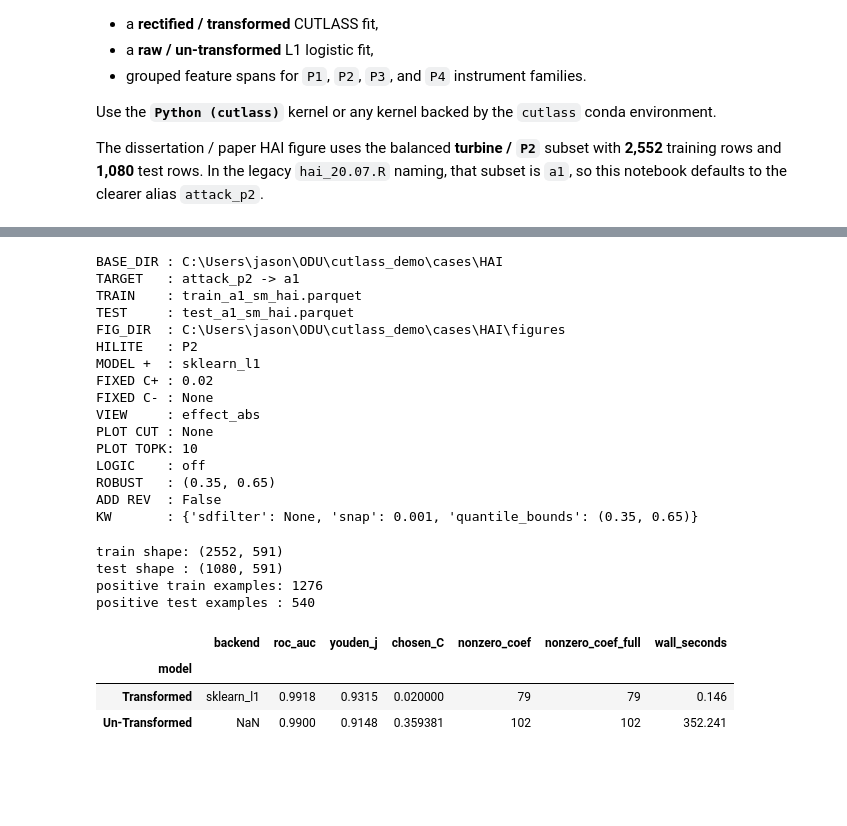
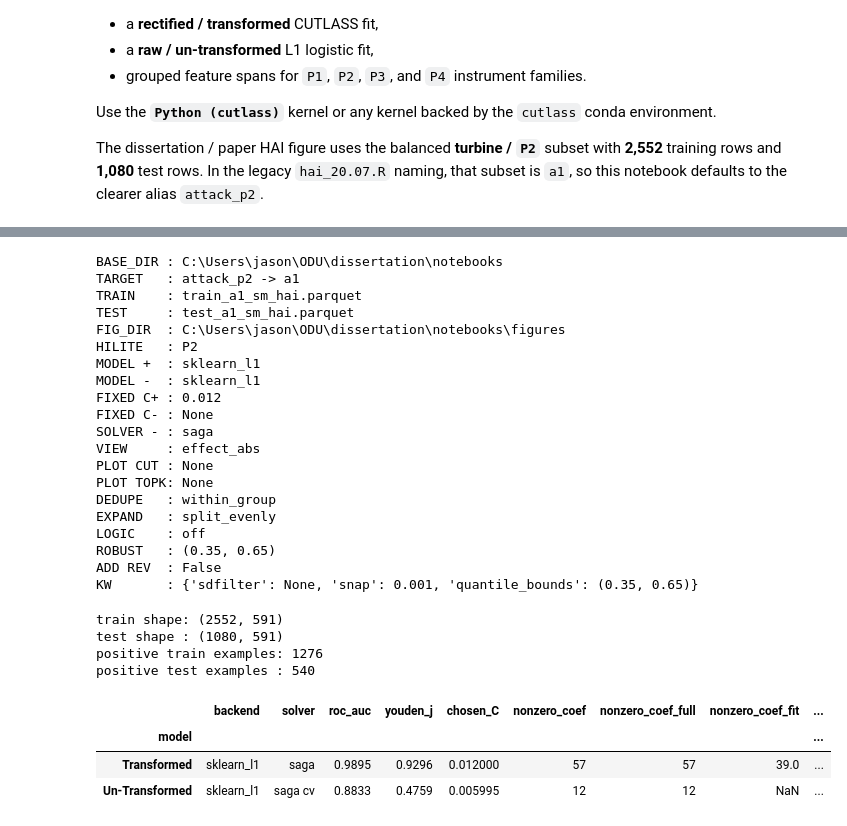
Before and after one commit to jworender/dissertation, a Jupyter notebook: notebooks/hai_cutlass_coefficient_plots.ipynb, the cells around one changed output, grey strips where cells are left out. Drawn from its saved outputs; the diff is of its cells as text; code cells hidden in the pictures; blank space fills up the shorter version.

```diff
--- a/notebooks/hai_cutlass_coefficient_plots.ipynb
+++ b/notebooks/hai_cutlass_coefficient_plots.ipynb
@@ -89,10 +81,23 @@ TARGET_KEY = 'attack_p2'
 USE_BALANCED = True
 HIGHLIGHT_GROUP = None
 TRANSFORMED_MODEL_BACKEND = 'sklearn_l1'
-FIXED_C_TRANSFORMED = 0.02
+FIXED_C_TRANSFORMED = 0.012
 FIXED_C_RAW = None
-TRANSFORMED_SKLEARN_SOLVER = 'liblinear'
-TRANSFORMED_SKLEARN_MAX_ITER = 5000
+TUNED_CUTLASS_FULL_PIPELINE_C = 0.010
+TUNED_CUTLASS_FULL_PIPELINE_SOLVER = 'cd'
+TUNED_CUTLASS_FULL_PIPELINE_MAX_ITER = 2000
+TUNED_CUTLASS_FULL_PIPELINE_TOL = 1e-4
+TUNED_CUTLASS_FULL_PIPELINE_ZERO_CLAMP = 0.0
+TRANSFORMED_SKLEARN_SOLVER = 'saga'
+TRANSFORMED_SKLEARN_MAX_ITER = 12000
+TRANSFORMED_SKLEARN_RANDOM_STATE = 42
+TRANSFORMED_SKLEARN_TOL = 1e-4
+RAW_MODEL_BACKEND = 'sklearn_l1'
+RAW_SKLEARN_SOLVER = 'saga'
+RAW_SKLEARN_MAX_ITER = 12000
+RAW_SKLEARN_RANDOM_STATE = 42
+RAW_SKLEARN_TOL = 1e-4
+RAW_SKLEARN_SCORING = 'roc_auc'
 
 # HAI attack attribution is clearer in absolute transformed-effect space:
 # strong attacked-loop terms can appear with negative sign on the original
@@ -101,12 +106,11 @@ TRANSFORMED_VIEW = 'effect_abs'
 
 # The older HAI analysis path is closer to CUTLASS rectification plus a
 # plain L1 logistic refit than to the newer CutlassLogisticCV solver path.
-# Plot only the dominant transformed support by default so the attack_p2
-# turbine cluster is visible instead of the low-magnitude tail.
+# Show the full transformed coefficient vector by default.
 TRANSFORMED_PLOT_RELATIVE_CUTOFF = None
-TRANSFORMED_PLOT_TOP_K = 10
+TRANSFORMED_PLOT_TOP_K = None
 
-# Toggle CUTLASS logical polishing on or off for both model paths.
+# Toggle CUTLASS logical polishing on or off for transformed CUTLASS paths.
 USE_LOGIC_POLISH = False
 LOGIC_POLISH_KW = dict(
     logic_scale=10.0,
@@ -123,12 +127,15 @@ ROBUST_QUANTILES = (0.35, 0.65)
 ADD_COMPLEMENT_FEATURES = False
 COMPLEMENT_PREFIX = 'n'
 
+DUPLICATE_CONSOLIDATION_MODE = 'within_group'
+DUPLICATE_EXPANSION_POLICY = 'split_evenly'
+
 # CUTLASS settings chosen to keep the notebook reliable on Windows/Jupyter
 # while still matching the dissertation HAI behavior closely.
 if USE_ROBUST_RECTIFICATION and 'quantile_bounds' not in RECTIFIER_PARAMS:
     warnings.warn(
         'The active Rectifier does not support quantile_bounds. '
-        'Restart the kernel after running cell 1 if you intended to use the local cutlass source tree. '
+        'Restart the kernel after updating the installed cutlass package if you expected a newer API. '
         'Falling back to min/max rectification for this run.'
     )
     USE_ROBUST_RECTIFICATION = False
@@ -136,7 +143,7 @@ if USE_ROBUST_RECTIFICATION and 'quantile_bounds' not in RECTIFIER_PARAMS:
 if ADD_COMPLEMENT_FEATURES and 'add_complements' not in RECTIFIER_PARAMS:
     warnings.warn(
         'The active Rectifier does not support complement features. '
-        'Restart the kernel after running cell 1 if you intended to use the local cutlass source tree. '
+        'Restart the kernel after updating the installed cutlass package if you expected a newer API. '
         'Proceeding without complemented columns for this run.'
     )
     ADD_COMPLEMENT_FEATURES = False
@@ -150,6 +157,10 @@ if TRANSFORMED_MODEL_BACKEND == 'sklearn_l1' and USE_LOGIC_POLISH:
         'Logic polishing is only applied by the cutlass_l1 transformed backend. '
         'The transformed sklearn_l1 fit will ignore USE_LOGIC_POLISH.'
     )
+if DUPLICATE_CONSOLIDATION_MODE not in {'none', 'within_group', 'global'}:
+    raise ValueError('DUPLICATE_CONSOLIDATION_MODE must be none, within_group, or global.')
+if DUPLICATE_EXPANSION_POLICY not in {'split_evenly', 'representative_only'}:
+    raise ValueError('DUPLICATE_EXPANSION_POLICY must be split_evenly or representative_only.')
 
 RECTIFIER_KW = dict(
     sdfilter=None,
@@ -209,28 +220,36 @@ print('TEST     :', TEST_PATH.name)
 print('FIG_DIR  :', FIG_DIR)
 print('HILITE   :', PLOT_HIGHLIGHT_GROUP)
 print('MODEL +  :', TRANSFORMED_MODEL_BACKEND)
+print('MODEL -  :', RAW_MODEL_BACKEND)
 print('FIXED C+ :', FIXED_C_TRANSFORMED)
 print('FIXED C- :', FIXED_C_RAW)
+print('SOLVER - :', RAW_SKLEARN_SOLVER)
 print('VIEW     :', TRANSFORMED_VIEW)
 print('PLOT CUT :', TRANSFORMED_PLOT_RELATIVE_CUTOFF)
 print('PLOT TOPK:', TRANSFORMED_PLOT_TOP_K)
+print('DEDUPE   :', DUPLICATE_CONSOLIDATION_MODE)
+print('EXPAND   :', DUPLICATE_EXPANSION_POLICY)
 print('LOGIC    :', 'on' if USE_LOGIC_POLISH else 'off')
 print('ROBUST   :', ROBUST_QUANTILES if USE_ROBUST_RECTIFICATION else 'min/max')
 print('ADD REV  :', ADD_COMPLEMENT_FEATURES)
 print('KW       :', RECTIFIER_KW)
 # %% [output]
-BASE_DIR : C:\Users\jason\ODU\cutlass_demo\cases\HAI
+BASE_DIR : C:\Users\jason\ODU\dissertation\notebooks
 TARGET   : attack_p2 -> a1
 TRAIN    : train_a1_sm_hai.parquet
 TEST     : test_a1_sm_hai.parquet
-FIG_DIR  : C:\Users\jason\ODU\cutlass_demo\cases\HAI\figures
+FIG_DIR  : C:\Users\jason\ODU\dissertation\notebooks\figures
 HILITE   : P2
 MODEL +  : sklearn_l1
-FIXED C+ : 0.02
+MODEL -  : sklearn_l1
+FIXED C+ : 0.012
 FIXED C- : None
+SOLVER - : saga
 VIEW     : effect_abs
 PLOT CUT : None
-PLOT TOPK: 10
+PLOT TOPK: None
+DEDUPE   : within_group
+EXPAND   : split_evenly
 LOGIC    : off
 ROBUST   : (0.35, 0.65)
 ADD REV  : False
@@ -545,14 +720,14 @@ positive train examples: 1276
 positive test examples : 540
 # %%
 rect_result = fit_rectified_model(X_train, y_train, X_test)
-raw_result = fit_raw_cutlass(X_train, y_train, X_test)
+raw_result = fit_raw_model(X_train, y_train, X_test)
 
 metrics_df = pd.DataFrame([rect_result['metrics'], raw_result['metrics']]).set_index('model')
 metrics_df = metrics_df.round({'roc_auc': 4, 'youden_j': 4, 'chosen_C': 6, 'wall_seconds': 3})
 display(metrics_df)
 # %% [output]
-|  | backend | roc_auc | youden_j | chosen_C | nonzero_coef | nonzero_coef_full | wall_seconds |
-| model |  |  |  |  |  |  |  |
-| Transformed | sklearn_l1 | 0.9918 | 0.9315 | 0.020000 | 79 | 79 | 0.146 |
-| Un-Transformed | NaN | 0.9900 | 0.9148 | 0.359381 | 102 | 102 | 352.241 |
+|  | backend | solver | roc_auc | youden_j | chosen_C | nonzero_coef | nonzero_coef_full | nonzero_coef_fit | ... |
+| model |  |  |  |  |  |  |  |  | ... |
+| Transformed | sklearn_l1 | saga | 0.9895 | 0.9296 | 0.012000 | 57 | 57 | 39.0 | ... |
+| Un-Transformed | sklearn_l1 | saga cv | 0.8833 | 0.4759 | 0.005995 | 12 | 12 | NaN | ... |
 # %%
```
Also changed, not shown: parts of 9 cells of this notebook, 28 other files.
